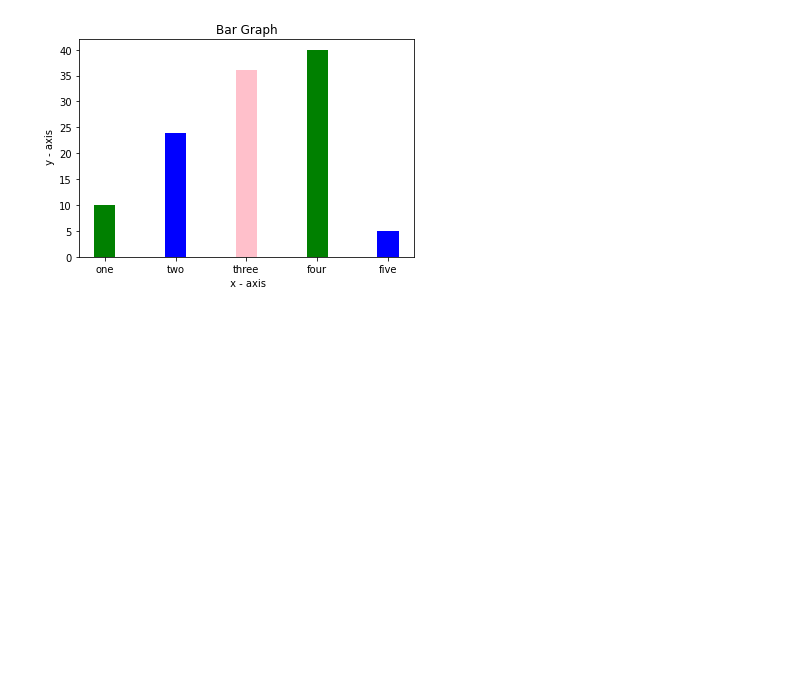
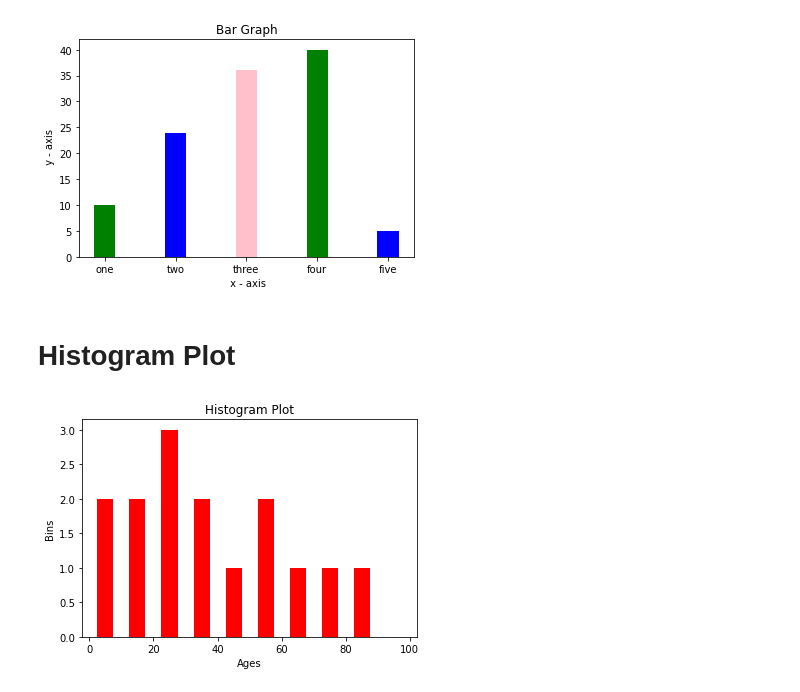
Before and after one commit to anobhama/Intern-Pie-Infocomm-Pvt-Lmt, a Jupyter notebook: jupiter notebook/Matplotlib Basics.ipynb, the cells around one changed output. Cells and saved outputs as stored; diff of their text form; code cells hidden in the pictures; blank space fills up the shorter version.

```diff
--- a/jupiter notebook/Matplotlib Basics.ipynb
+++ b/jupiter notebook/Matplotlib Basics.ipynb
@@ -46,3 +46,16 @@ plt.title('Bar Graph')
 plt.show()
 # %% [output]
 [figure]
+# %% [markdown]
+# Histogram Plot
+# %%
+ages = [3,2,34,21,56,34,89,56,24,28,78,69,49,12,19]
+range=(0,100)
+bins=10
+plt.hist(ages,bins,range,color="red",histtype='bar',rwidth=0.5)
+plt.xlabel("Ages")
+plt.ylabel("Bins")
+plt.title("Histogram Plot")
+plt.show()
+# %% [output]
+[figure, added]
```
Also changed, not shown: parts of 4 cells of this notebook.
